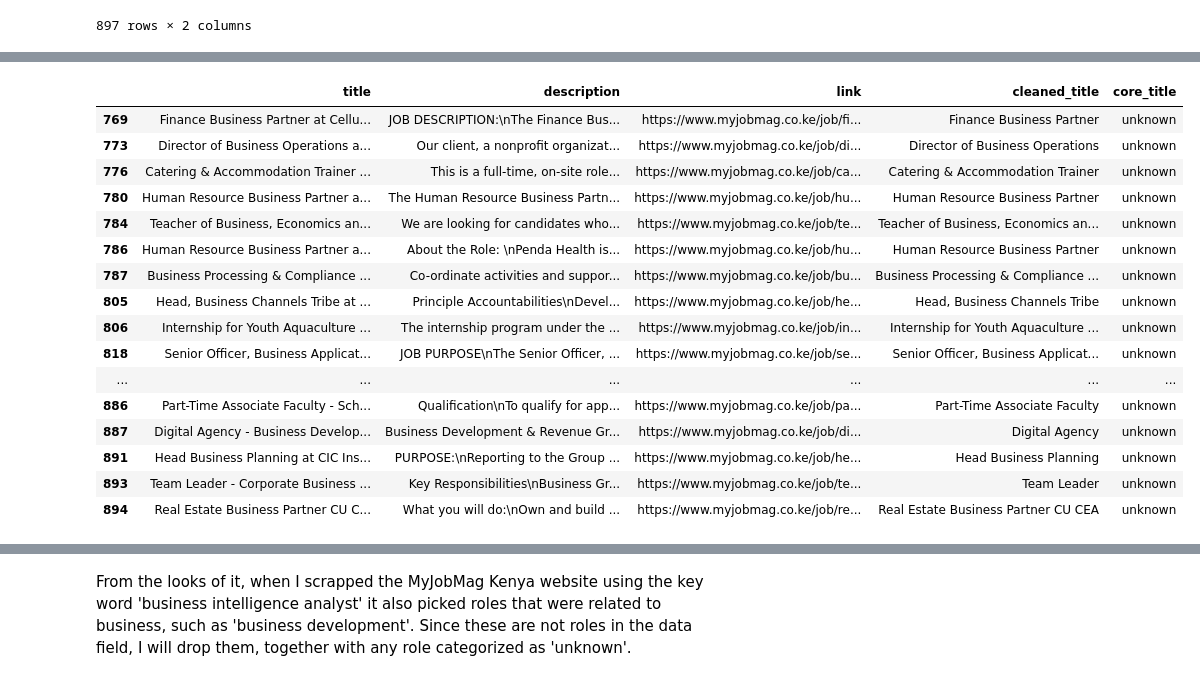
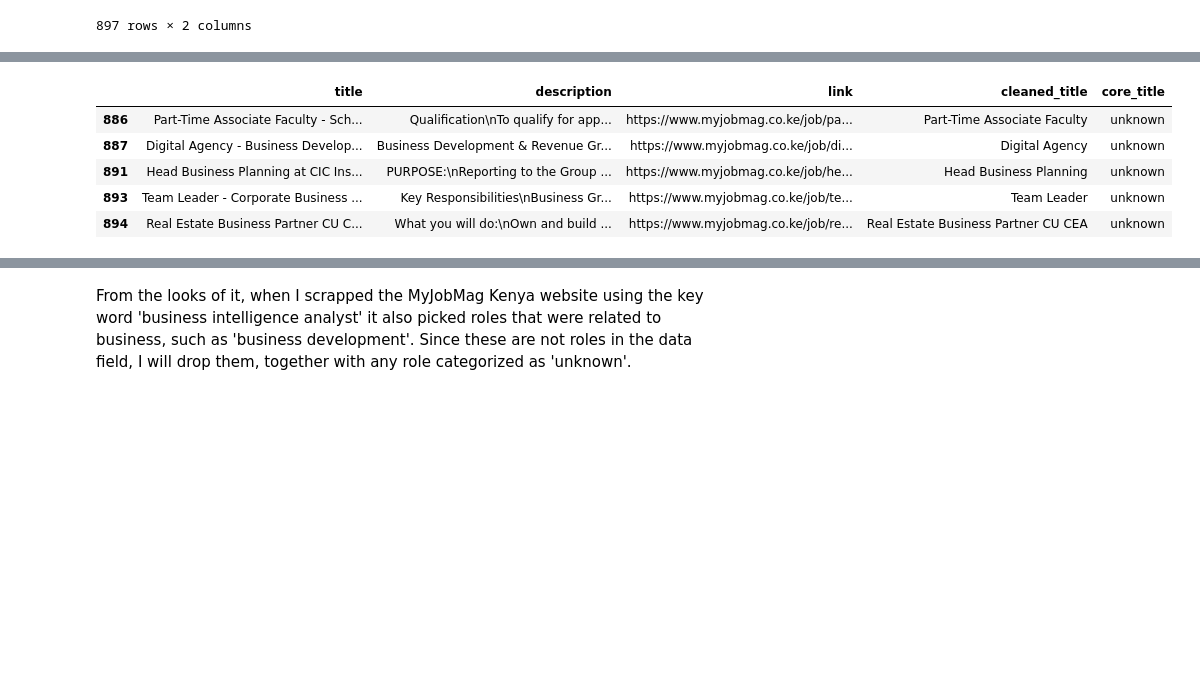
Before and after one commit to WamzMwangi/Job_Market_Analysis-BI_Tools, a Jupyter notebook: main.ipynb, the cells around one changed output, grey strips where cells are left out. Saved outputs shown, nothing was run; the diff lists cells and outputs as text; code cells hidden in the pictures; blank space fills up the shorter version.

```diff
--- a/main.ipynb
+++ b/main.ipynb
@@ -205,20 +201,9 @@ data strategist              1
 data architect               1
 Name: count, dtype: int64
 # %%
-df2.loc[df2['core_title']=='unknown'].tail(30)
+df2.loc[df2['core_title']=='unknown'].tail(5)
 # %% [output]
 |  | title | description | link | cleaned_title | core_title |
-| 769 | Finance Business Partner at Cellu... | JOB DESCRIPTION:\nThe Finance Bus... | https://www.myjobmag.co.ke/job/fi... | Finance Business Partner | unknown |
-| 773 | Director of Business Operations a... | Our client, a nonprofit organizat... | https://www.myjobmag.co.ke/job/di... | Director of Business Operations | unknown |
-| 776 | Catering & Accommodation Trainer ... | This is a full-time, on-site role... | https://www.myjobmag.co.ke/job/ca... | Catering & Accommodation Trainer | unknown |
-| 780 | Human Resource Business Partner a... | The Human Resource Business Partn... | https://www.myjobmag.co.ke/job/hu... | Human Resource Business Partner | unknown |
-| 784 | Teacher of Business, Economics an... | We are looking for candidates who... | https://www.myjobmag.co.ke/job/te... | Teacher of Business, Economics an... | unknown |
-| 786 | Human Resource Business Partner a... | About the Role: \nPenda Health is... | https://www.myjobmag.co.ke/job/hu... | Human Resource Business Partner | unknown |
-| 787 | Business Processing & Compliance ... | Co-ordinate activities and suppor... | https://www.myjobmag.co.ke/job/bu... | Business Processing & Compliance ... | unknown |
-| 805 | Head, Business Channels Tribe at ... | Principle Accountabilities\nDevel... | https://www.myjobmag.co.ke/job/he... | Head, Business Channels Tribe | unknown |
-| 806 | Internship for Youth Aquaculture ... | The internship program under the ... | https://www.myjobmag.co.ke/job/in... | Internship for Youth Aquaculture ... | unknown |
-| 818 | Senior Officer, Business Applicat... | JOB PURPOSE\nThe Senior Officer, ... | https://www.myjobmag.co.ke/job/se... | Senior Officer, Business Applicat... | unknown |
-| ... | ... | ... | ... | ... | ... |
 | 886 | Part-Time Associate Faculty - Sch... | Qualification\nTo qualify for app... | https://www.myjobmag.co.ke/job/pa... | Part-Time Associate Faculty | unknown |
 | 887 | Digital Agency - Business Develop... | Business Development & Revenue Gr... | https://www.myjobmag.co.ke/job/di... | Digital Agency | unknown |
 | 891 | Head Business Planning at CIC Ins... | PURPOSE:\nReporting to the Group ... | https://www.myjobmag.co.ke/job/he... | Head Business Planning | unknown |
```
Also changed, not shown: parts of 21 cells of this notebook.
